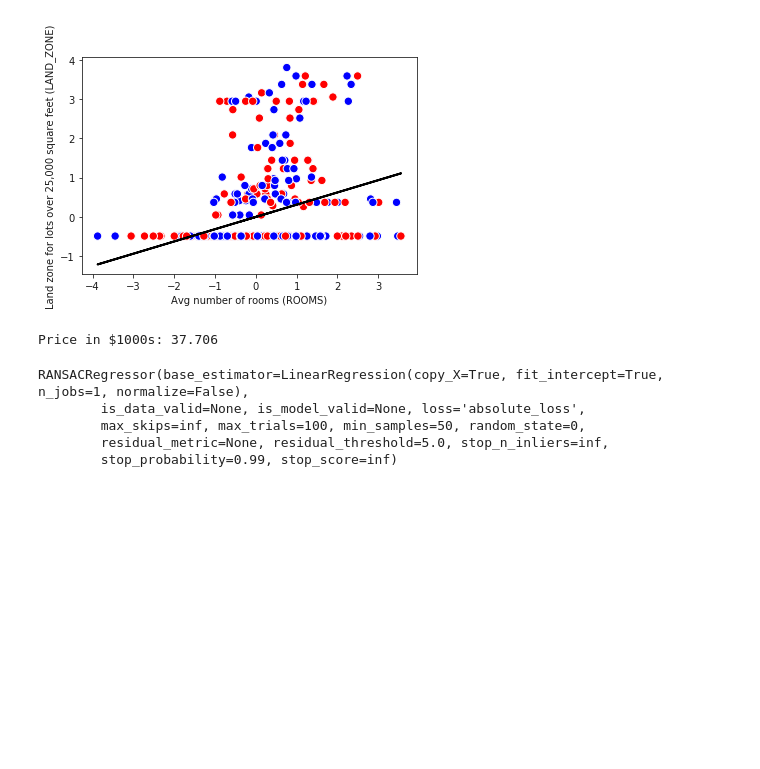
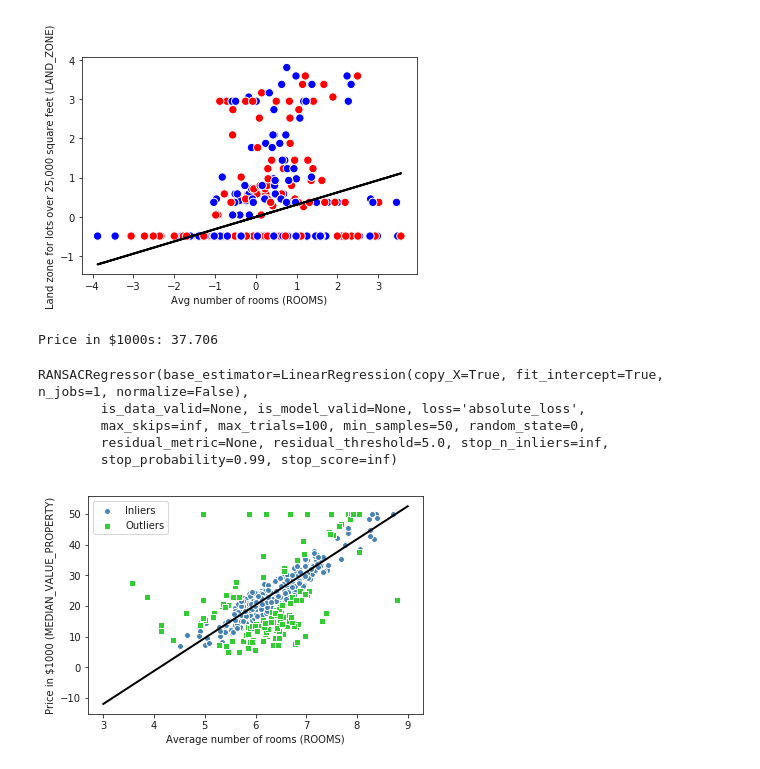
Before and after one commit to SedarOlmez94/coursework_2_LIDA, a Jupyter notebook: Linear regression.ipynb, the cells around one changed output. Drawn from its saved outputs; the diff is of its cells as text; code cells hidden in the pictures; blank space fills up the shorter version.

Commit message:
RANSAC works, the outliers are detected.

```diff
--- a/Linear regression.ipynb
+++ b/Linear regression.ipynb
@@ -263,3 +264,19 @@ RANSACRegressor(base_estimator=LinearRegression(copy_X=True, fit_intercept=True,
         max_skips=inf, max_trials=100, min_samples=50, random_state=0,
         residual_metric=None, residual_threshold=5.0, stop_n_inliers=inf,
         stop_probability=0.99, stop_score=inf)
+# %%
+inlier = ransac.inlier_mask_
+outlier = np.logical_not(inlier)
+line_X = np.arange(3, 10, 1)
+line_y_ransac = ransac.predict(line_X[:, np.newaxis])
+plt.scatter(X[inlier], y[inlier], c = 'steelblue', edgecolor = 'white',
+           marker = 'o', label ='Inliers')
+plt.scatter(X[outlier], y[outlier], c = 'limegreen', edgecolor = 'white',
+           marker = 's', label ='Outliers')
+plt.plot(line_X, line_y_ransac, color = 'black', lw = 2)
+plt.xlabel('Average number of rooms (ROOMS)')
+plt.ylabel('Price in $1000 (MEDIAN_VALUE_PROPERTY)')
+plt.legend(loc = 'upper left')
+plt.show()
+# %% [output]
+[figure, added]
```
Also changed, not shown: parts of 1 cell of this notebook.
